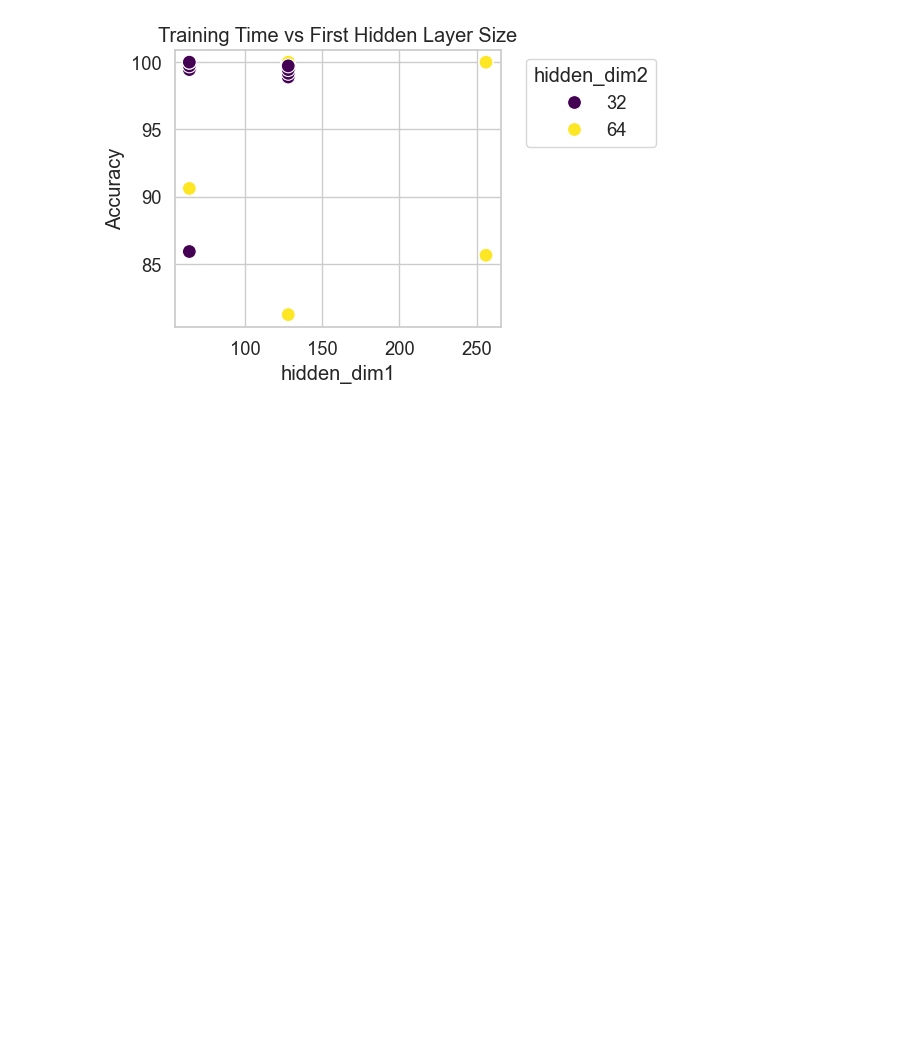
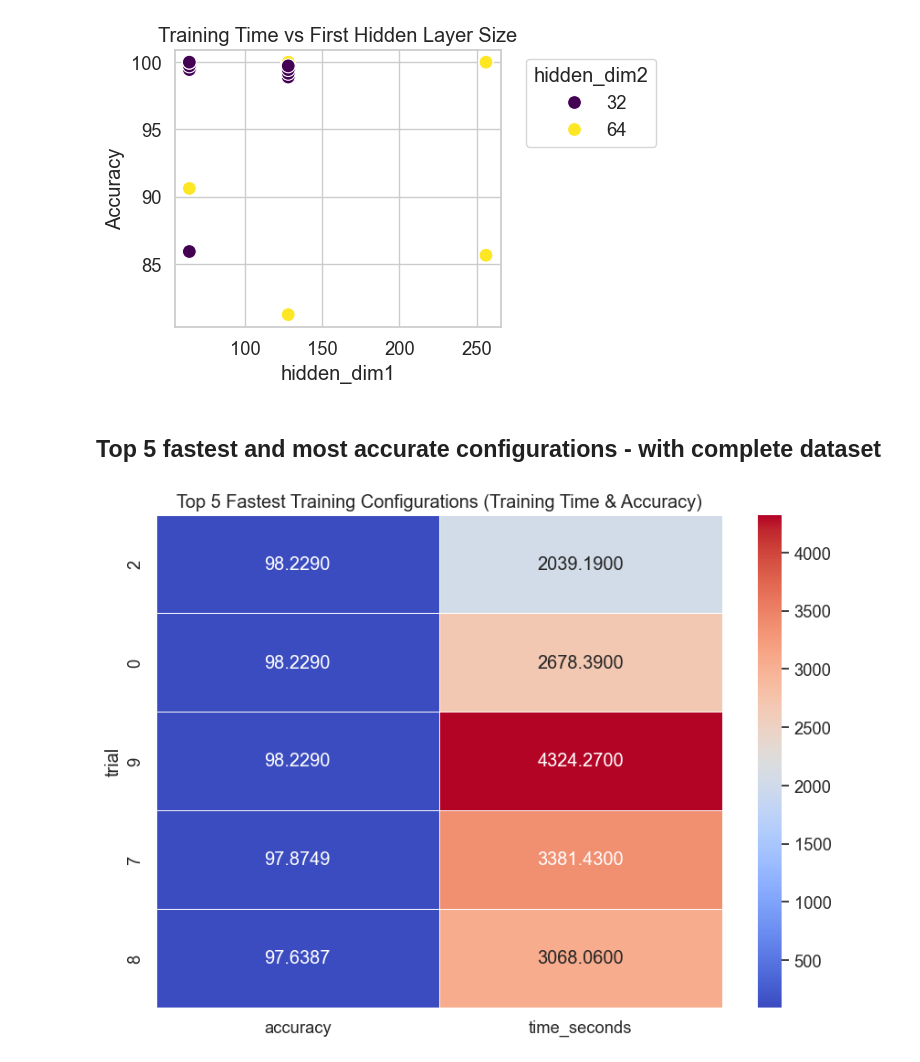
Before and after one commit to sspasojevic/CS5330_Final_Refactor, a Jupyter notebook: utilities/model/examine_configs.ipynb, the cells around one changed output. Saved outputs shown, nothing was run; the diff lists cells and outputs as text; code cells hidden in the pictures; blank space fills up the shorter version.

```diff
--- a/utilities/model/examine_configs.ipynb
+++ b/utilities/model/examine_configs.ipynb
@@ -159,3 +159,5 @@ plt.tight_layout()
 plt.show()
 # %% [output]
 [figure]
+# %% [markdown]
+## Top 5 fastest and most accurate configurations - with complete dataset
@@ -161,0 +166,17 @@ plt.show()
+# %%
+# Select the 10 fastest training times
+best_db = df.sort_values(by=["accuracy", "time_seconds"], ascending=[False, True]).head(5)
+
+# Set figure size
+plt.figure(figsize=(10, 7))
+
+# Create a heatmap for Training Time and Accuracy
+sns.heatmap(
+    best_db.set_index('trial')[["accuracy", "time_seconds"]],
+    annot=True, fmt=".4f", cmap="coolwarm", linewidths=0.5, cbar=True
+)
+
+plt.title("Top 5 Fastest Training Configurations (Training Time & Accuracy)")
+plt.show()
+# %% [output]
+[figure, added]
```
Also changed, not shown: parts of 10 cells of this notebook, 6 other files.
